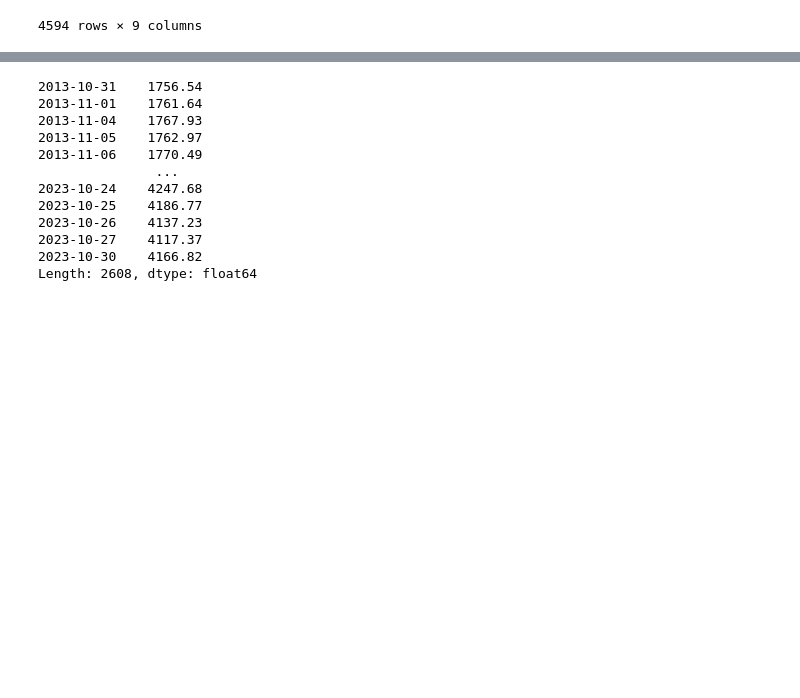
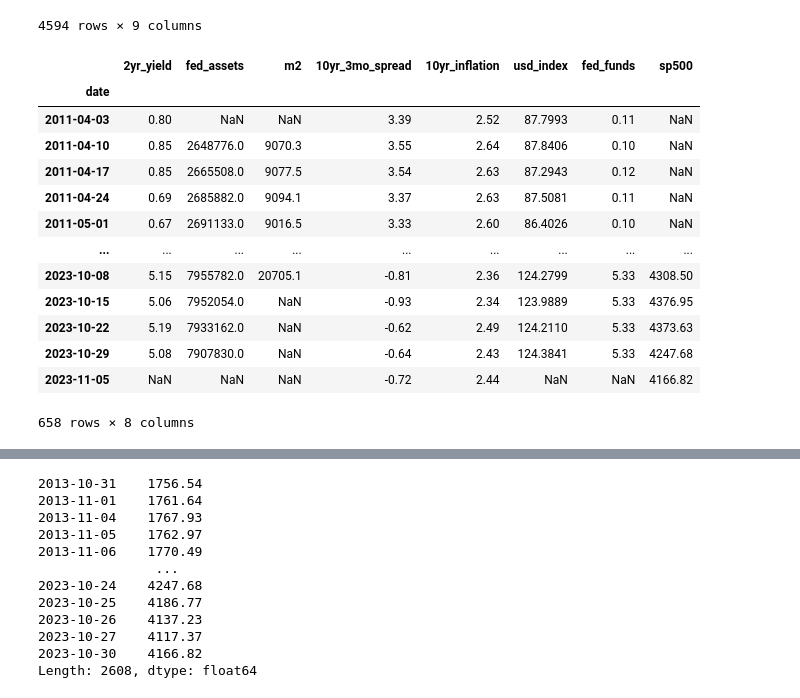
Before and after one commit to Moises-mfg/Analise-exploratoria-blockchain-Bitcoin, a Jupyter notebook: fred_api.ipynb, the cells around one changed output, grey strips where cells are left out. Saved outputs shown, nothing was run; the diff lists cells and outputs as text; code cells hidden in the pictures; blank space fills up the shorter version.

```diff
--- a/fred_api.ipynb
+++ b/fred_api.ipynb
@@ -58,3 +59,21 @@ df = df.fillna(method='ffill')
 | 25320 | 2023-10-27 | 4.99 | NaN | NaN | -0.75 | 2.42 | 124.0232 | 5.33 | ... |
 | 25321 | 2023-10-30 | NaN | NaN | NaN | -0.72 | 2.44 | NaN | NaN | ... |
 4594 rows × 9 columns
+# %%
+df_weekly = df.resample('W', on='date').max()
+df_weekly
+# %% [output]
+|  | 2yr_yield | fed_assets | m2 | 10yr_3mo_spread | 10yr_inflation | usd_index | fed_funds | sp500 |
+| date |  |  |  |  |  |  |  |  |
+| 2011-04-03 | 0.80 | NaN | NaN | 3.39 | 2.52 | 87.7993 | 0.11 | NaN |
+| 2011-04-10 | 0.85 | 2648776.0 | 9070.3 | 3.55 | 2.64 | 87.8406 | 0.10 | NaN |
+| 2011-04-17 | 0.85 | 2665508.0 | 9077.5 | 3.54 | 2.63 | 87.2943 | 0.12 | NaN |
+| 2011-04-24 | 0.69 | 2685882.0 | 9094.1 | 3.37 | 2.63 | 87.5081 | 0.11 | NaN |
+| 2011-05-01 | 0.67 | 2691133.0 | 9016.5 | 3.33 | 2.60 | 86.4026 | 0.10 | NaN |
+| ... | ... | ... | ... | ... | ... | ... | ... | ... |
+| 2023-10-08 | 5.15 | 7955782.0 | 20705.1 | -0.81 | 2.36 | 124.2799 | 5.33 | 4308.50 |
+| 2023-10-15 | 5.06 | 7952054.0 | NaN | -0.93 | 2.34 | 123.9889 | 5.33 | 4376.95 |
+| 2023-10-22 | 5.19 | 7933162.0 | NaN | -0.62 | 2.49 | 124.2110 | 5.33 | 4373.63 |
+| 2023-10-29 | 5.08 | 7907830.0 | NaN | -0.64 | 2.43 | 124.3841 | 5.33 | 4247.68 |
+| 2023-11-05 | NaN | NaN | NaN | -0.72 | 2.44 | NaN | NaN | 4166.82 |
+658 rows × 8 columns
```
Also changed, not shown: parts of 3 cells of this notebook, 4 other files.
